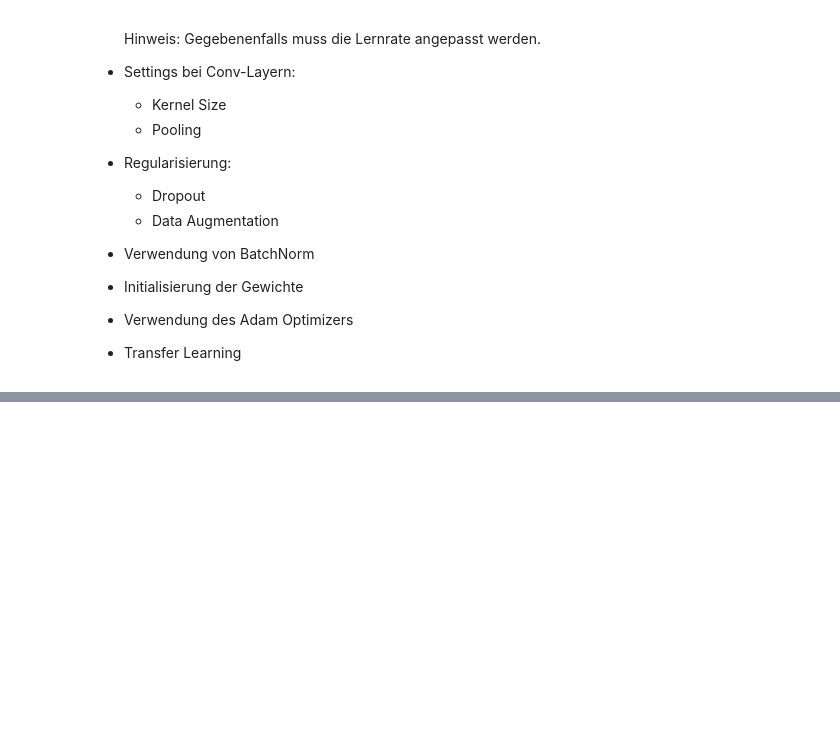
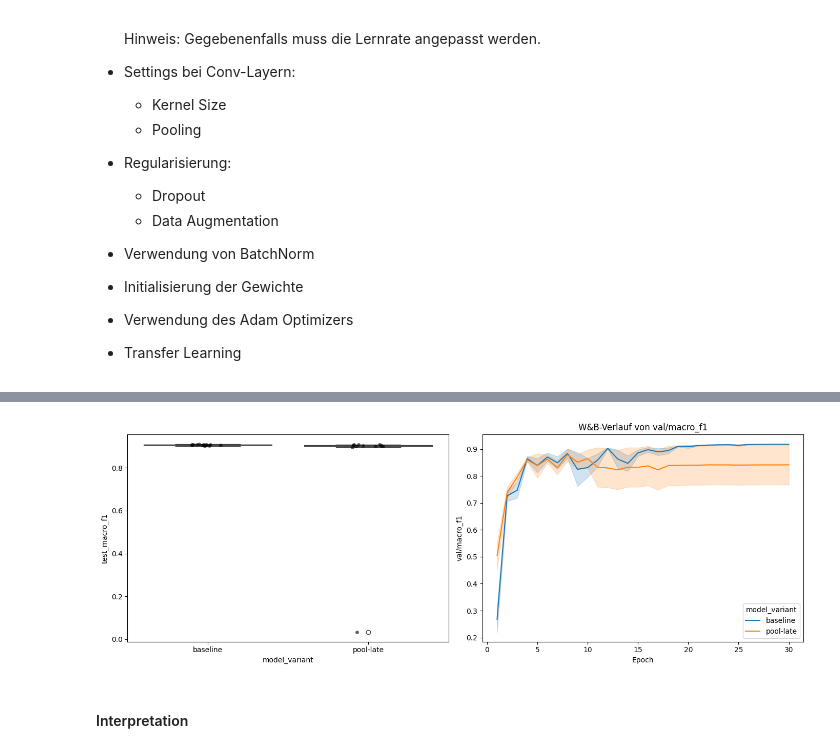
Before and after one commit to HorusXIV/DEL, a Jupyter notebook: notebooks/del_report.ipynb, the cells around one changed output, grey strips where cells are left out. Drawn from its saved outputs; the diff is of its cells as text; code cells hidden in the pictures; blank space fills up the shorter version.

```diff
--- a/notebooks/del_report.ipynb
+++ b/notebooks/del_report.ipynb
@@ -1200,24 +1265,10 @@ Die Runner fuehren selbst keinen Hypothesentest mehr aus, sondern speichern nur
 # %%
-hyp04_results_dir = Path("../src/hyp_tests/results")
-hyp04_runs_path = hyp04_results_dir / "hypothesis_04_runs.csv"
-baseline_runs_path = hyp04_results_dir / "baseline_runs.csv"
-hyp04_summary_path = hyp04_results_dir / "hypothesis_04_summary.json"
-
-if not baseline_runs_path.exists() or not hyp04_runs_path.exists() or not hyp04_summary_path.exists():
-    raise FileNotFoundError("Bitte zuerst src/hyp_tests/Baseline.py und src/hyp_tests/Hypothese_04.py ausfuehren, damit beide Ergebnisdateien fuer den Vergleich vorliegen.")
+hyp04_runs_path = results_dir / "hypothesis_04_runs.csv"
+hyp04_summary_path = results_dir / "hypothesis_04_summary.json"
 
 baseline_runs_df = pd.read_csv(baseline_runs_path)
 hyp04_variant_runs_df = pd.read_csv(hyp04_runs_path)
 hyp04_runs_df = pd.concat([baseline_runs_df, hyp04_variant_runs_df], ignore_index=True)
-hyp04_metadata = json.loads(hyp04_summary_path.read_text(encoding="utf-8"))
-hyp04_test_df = pd.DataFrame([
-    build_paired_summary(
-        hyp04_runs_df,
-        reference_label="baseline",
-        variant_label="pool-late",
-        alpha=0.05,
-    )
-])
 
 hypothese_04_variant_wandb_runs = list(
     api.runs(
@@ -1228,8 +1279,6 @@ hypothese_04_variant_wandb_runs = list(
         },
     )
 )
-if not hypothese_04_variant_wandb_runs:
-    raise ValueError("Keine W&B-Runs fuer Hypothese 4 gefunden. Bitte danach src/hyp_tests/Hypothese_04.py ausfuehren.")
 # %%
 hyp04_wandb_runs = baseline_wandb_runs + hypothese_04_variant_wandb_runs
 
@@ -1251,6 +1300,11 @@ hyp04_wandb_final_df = pd.DataFrame(
 
 hyp04_history_frames = []
 for run in hyp04_wandb_runs:
+
+    if run.id in hyp04_wandb_final_df[hyp04_wandb_final_df["val_loss"] == "NaN"].run_id.values:
+        print(f"Skipping run {run.id} due to NaN val_loss")
+        continue
+
     history = run.history(keys=["_step", "val/macro_f1"], pandas=True).dropna(how="all")
     if history.empty:
         continue
@@ -1261,5 +1315,4 @@ for run in hyp04_wandb_runs:
 
 hyp04_history_df = pd.concat(hyp04_history_frames, ignore_index=True)
 
-display(hyp04_test_df)
 display(hyp04_wandb_final_df)
@@ -1267,43 +1342,41 @@ display(hyp04_wandb_final_df)
 fig, axes = plt.subplots(1, 2, figsize=(14, 5))
 
 sns.boxplot(
-    data=hyp04_runs_df,
+    data=hyp04_runs_df[~(hyp04_wandb_final_df["val_loss"] == "NaN")],
     x="model_variant",
     y="test_macro_f1",
     order=['baseline', 'pool-late'],
     ax=axes[0],
 )
 sns.stripplot(
-    data=hyp04_runs_df,
+    data=hyp04_runs_df[~(hyp04_wandb_final_df["val_loss"] == "NaN")],
     x="model_variant",
     y="test_macro_f1",
     order=['baseline', 'pool-late'],
     color="black",
     alpha=0.6,
     ax=axes[0],
 )
-for repeat_idx, repeat_df in hyp04_runs_df.groupby("repeat_idx"):
-    ordered = repeat_df.set_index("model_variant").loc[['baseline', 'pool-late']]
-    axes[0].plot(['baseline', 'pool-late'], ordered["test_macro_f1"], color="gray", alpha=0.35)
-axes[0].set_title("Finaler Validation Macro-F1 je Wiederholung")
-axes[0].set_xlabel("")
-axes[0].set_ylabel("test_macro_f1")
 
 sns.lineplot(
     data=hyp04_history_df,
     x="_step",
     y="val/macro_f1",
     hue="model_variant",
     estimator="mean",
-    errorbar="sd",
+    errorbar="se",
     ax=axes[1],
 )
 axes[1].set_title("W&B-Verlauf von val/macro_f1")
 axes[1].set_xlabel("Epoch")
 axes[1].set_ylabel("val/macro_f1")
 
 plt.tight_layout()
 plt.show()
+# %% [output]
+[figure, added]
+# %% [markdown]
+#### Interpretation
 # %% [markdown]
 ### Hypothese 5: Dropout
 $H_0: F(M_{\text{drop}=0.3}) \leq F(B)$
```
Also changed, not shown: parts of 50 cells of this notebook.
